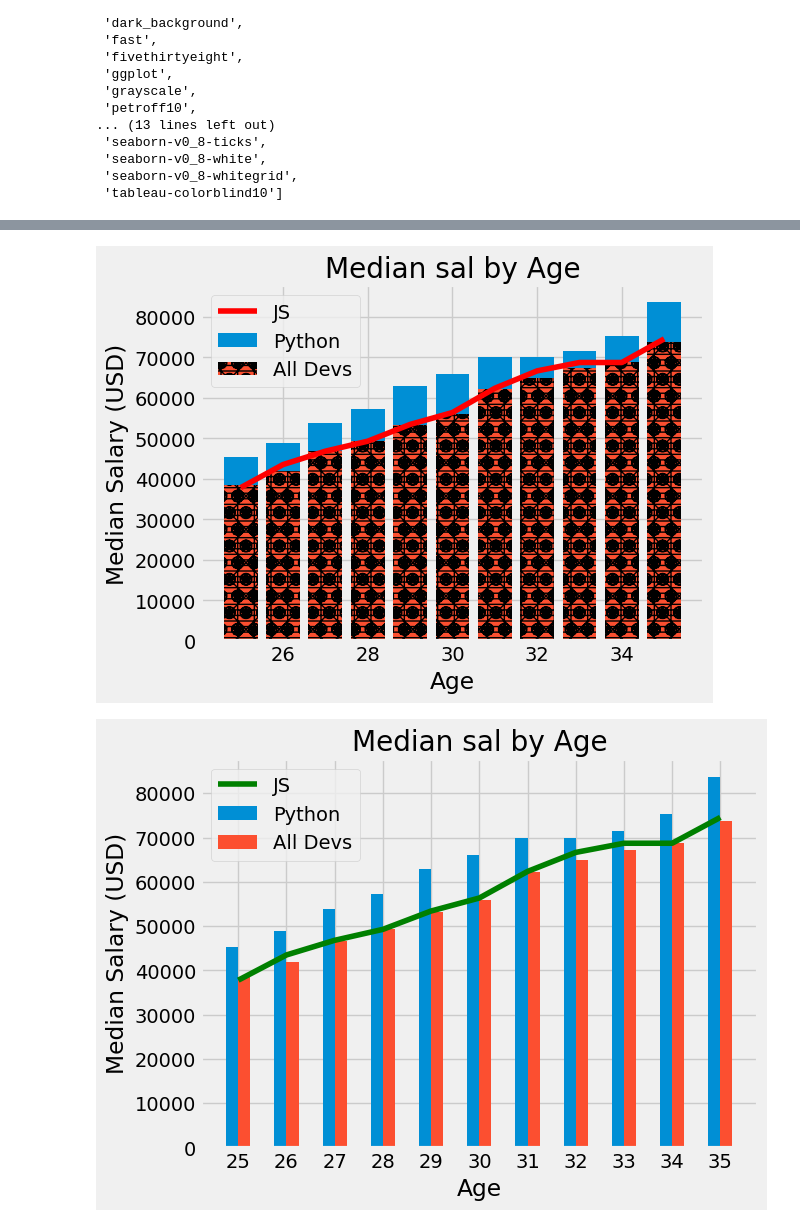
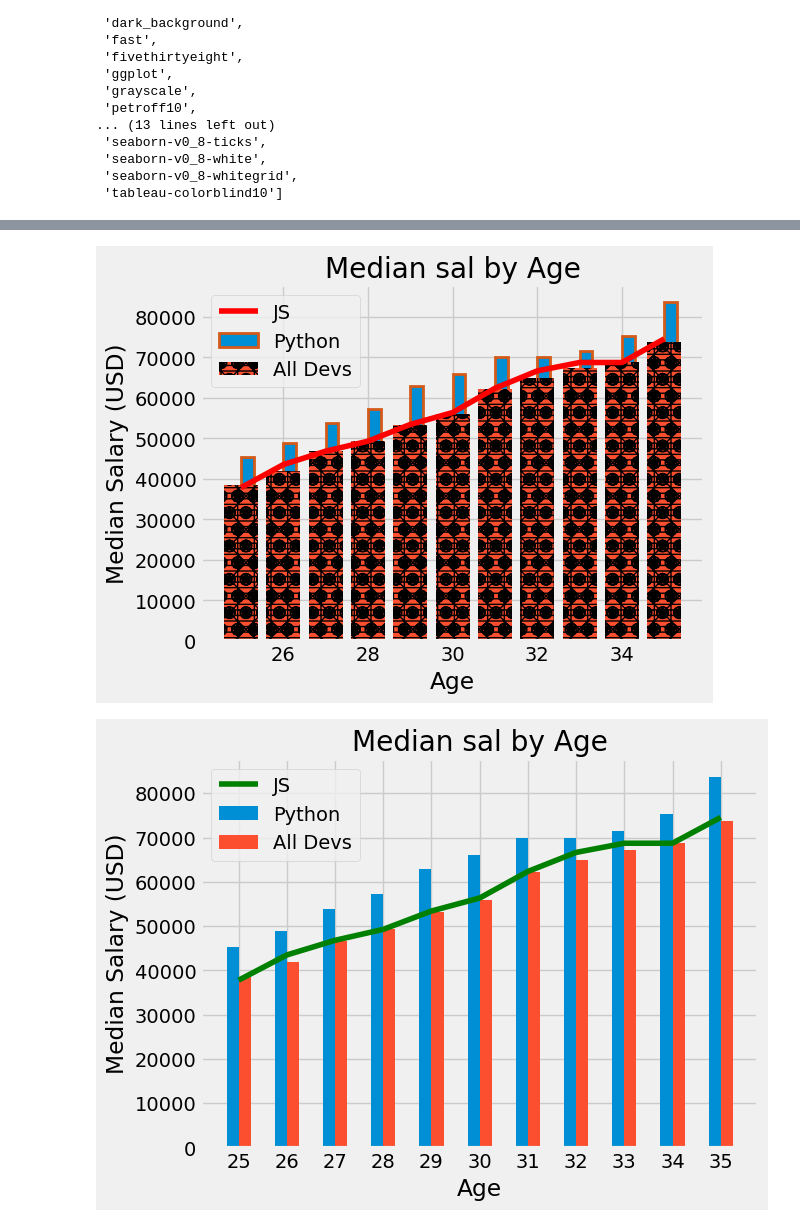
Before and after one commit to SharanJaiswal/py, a Jupyter notebook: DSc/02_matplot.ipynb, the cells around one changed output, grey strips where cells are left out. Drawn from its saved outputs; the diff is of its cells as text; code cells hidden in the pictures.

```diff
--- a/DSc/02_matplot.ipynb
+++ b/DSc/02_matplot.ipynb
@@ -62,32 +92,33 @@ plt.show()
 # %%
 # list of values on the x-axis
 ages_x = [25, 26, 27, 28, 29, 30, 31, 32, 33, 34, 35]    # age
 
 # Median Python Developer Salaries by Age
 py_dev_y = [45372, 48876, 53850, 57287, 63016, 65998, 70003, 70000, 71496, 75370, 83640]
-plt.bar(ages_x, py_dev_y, label='Python')
+# plt.bar(ages_x, py_dev_y, label='Python')
+plt.bar(ages_x, py_dev_y, align="edge", edgecolor="#D45A19", linewidth=2, width=0.3, label="Python")
 
 # median salary of all devs
 dev_y = [38496, 42000, 46752, 49320, 53200, 56000, 62316, 64928, 67317, 68748, 73752]   # median salary
 bar = plt.bar(ages_x, dev_y, label='All Devs', hatch='\\/.--Oo*+')
 
 # Median JavaScript Developer Salaries by Age
 js_dev_y = [37810, 43515, 46823, 49293, 53437, 56373, 62375, 66674, 68745, 68746, 74583]
 plt.plot(ages_x, js_dev_y, color='r', label='JS')
 
 plt.title('Median sal by Age')
 
-plt.legend()
+plt.legend()    # this enables to show the legend according to the labels provided in the plot functions
 
 plt.xlabel('Age')
 plt.ylabel('Median Salary (USD)')
 
 plt.grid(True)
 plt.tight_layout()
 
 plt.show()
 # %% [output]
-[figure, old version]
+[figure, new version]
 # %%
 # putting bars side-by-side by offsetting the x-values using numpy
 import numpy as np
```
Also changed, not shown: parts of 16 cells of this notebook, 5 other files.
